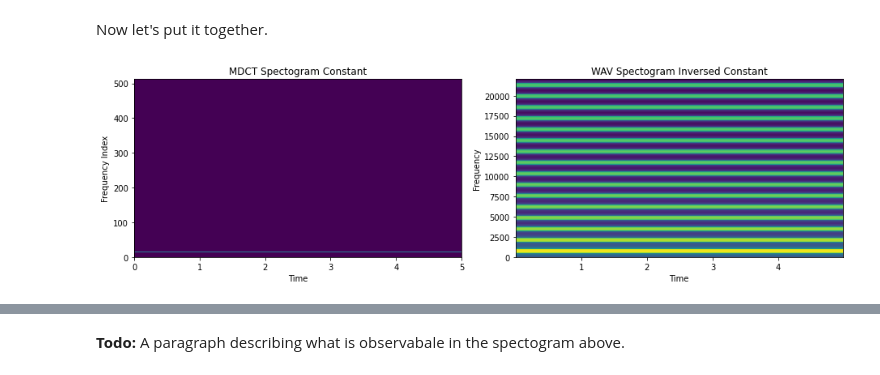
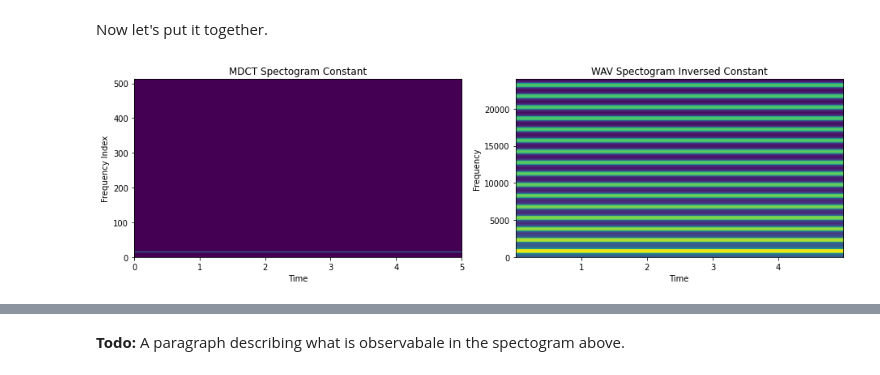
Before and after one commit to matinlotfali/LossyAudioCompressionTutorial, a Jupyter notebook: README.ipynb, the cells around one changed output, grey strips where cells are left out. Cells and saved outputs as stored; diff of their text form; code cells hidden in the pictures.

```diff
--- a/README.ipynb
+++ b/README.ipynb
@@ -165,20 +138,20 @@ def draw_mdct_spectogram(data, rate, duration, title):
 Now let's put it together.
 # %%
 plt.figure(figsize=(13,4))
-data = generate_mdct_const(44100, 5, "audio/mdct_const.wav")
+data = generate_mdct_const(48000, 5, "audio/mdct_const.wav")
 plt.subplot(1, 2, 1)
-draw_mdct_spectogram(data, 44100, 5, "MDCT Spectogram Constant")
+draw_mdct_spectogram(data, 48000, 5, "MDCT Spectogram Constant")
 
 sig2 = mdct.imdct(data)
-sf.write("audio/mdct_const.wav", sig2, 44100)
+sf.write("audio/mdct_const.wav", sig2, 48000)
 plt.subplot(1, 2, 2)
 a = wave_specgram("audio/mdct_const.wav", 'WAV Spectogram Inversed Constant')
 
 plt.tight_layout()
 plt.show()
 display(a)
 # %% [output]
-[figure, old version]
+[figure, new version]
 [interactive output not drawn]
 # %% [markdown]
 **Todo:** A paragraph describing what is observabale in the spectogram above.
```
Also changed, not shown: parts of 12 cells of this notebook, 2 other files.
